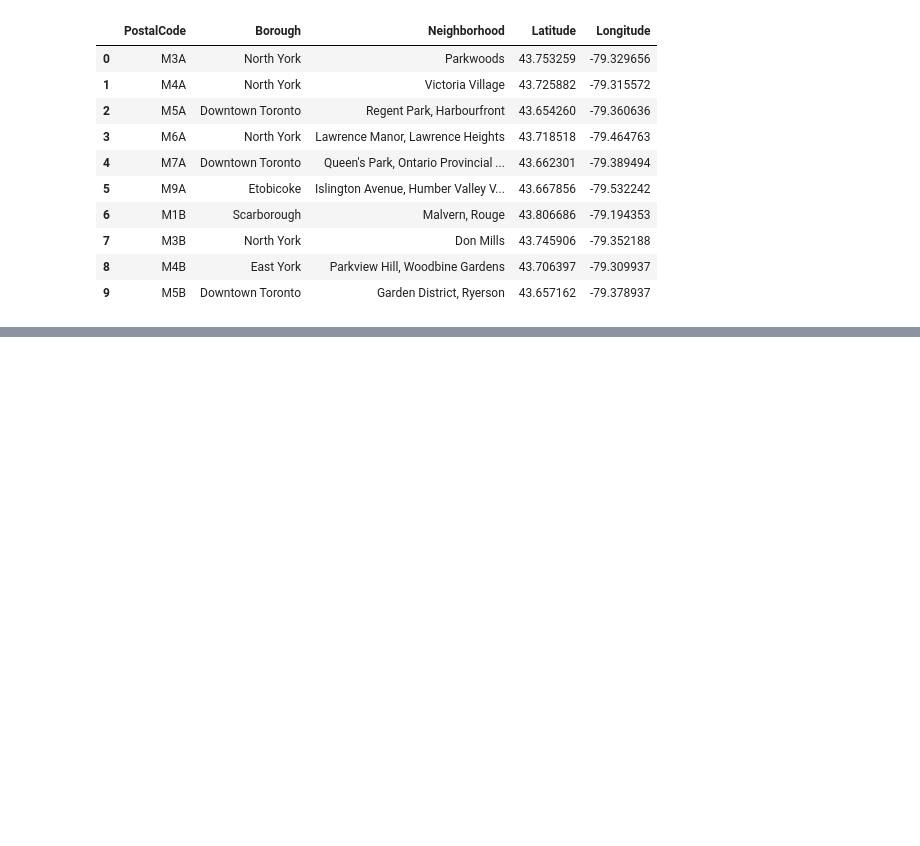
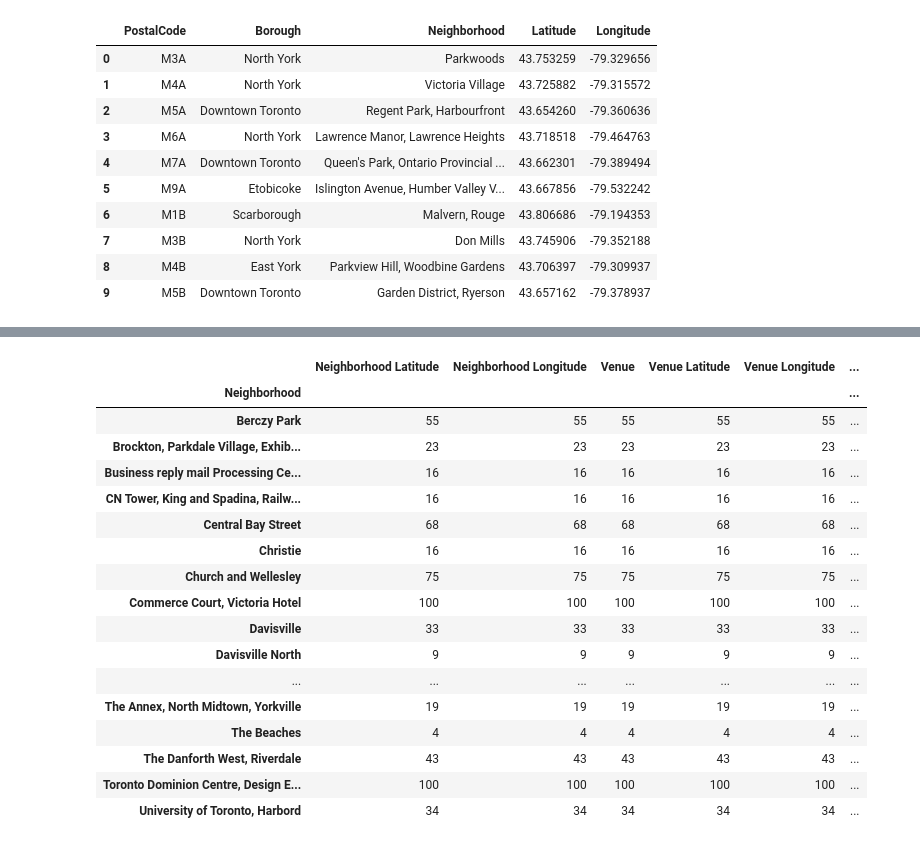
Before and after one commit to Kurakuratempur/Coursera_Capstone, a Jupyter notebook: PGA - Segmenting and Clustering Toronto.ipynb, the cells around one changed output, grey strips where cells are left out. Drawn from its saved outputs; the diff is of its cells as text; code cells hidden in the pictures; blank space fills up the shorter version.

```diff
--- a/PGA - Segmenting and Clustering Toronto.ipynb
+++ b/PGA - Segmenting and Clustering Toronto.ipynb
@@ -108,0 +200,37 @@ display(df_toronto_fix.head(10))
+# %%
+neighborhood_lat = dtor.loc[0, 'Latitude']
+neighborhood_lng = dtor.loc[0, 'Longitude']
+neighborhood_name = dtor.loc[0, 'Neighborhood']
+
+radius = 150
+url = 'https://api.foursquare.com/v2/venues/explore?&client_id={}&client_secret={}&v={}&ll={},{}&radius={}&limit={}'.format(
+    CLIENT_ID,
+    CLIENT_SECRET,
+    VERSION,
+    neighborhood_lat,
+    neighborhood_lng,
+    radius,
+    LIMIT)
+# %%
+results = requests.get(url).json()
+
+def get_category_type(row):
+    try:
+        categories_list = row['categories']
+    except:
+        categories_list = row['venue.categories']
+
+    if len(categories_list) == 0:
+        return None
+    else:
+        return categories_list[0]['name']
+# %%
+venues = results['response']['groups'][0]['items']
+nearby_venues = json_normalize(venues)
+
+filtered_columns = ['venue.name', 'venue.categories', 'venue.location.lat', 'venue.location.lng']
+nearby_venues = nearby_venues.loc[:, filtered_columns]
+nearby_venues['venue.categories'] = nearby_venues.apply(get_category_type, axis = 1)
+
+nearby_venues.columns = [col.split('.')[-1] for col in nearby_venues.columns]
+nearby_venues.head()
@@ -108,0 +293,5 @@ display(df_toronto_fix.head(10))
+# %%
+dtor_venues = getNearbyVenues(names = dtor['Neighborhood'],
+                                latitudes = dtor['Latitude'],
+                                longitudes = dtor['Longitude']
+                                )
@@ -108,0 +332,21 @@ display(df_toronto_fix.head(10))
+# %%
+display(dtor_venues.groupby('Neighborhood').count())
+# %% [output]
+|  | Neighborhood Latitude | Neighborhood Longitude | Venue | Venue Latitude | Venue Longitude | ... |
+| Neighborhood |  |  |  |  |  | ... |
+| Berczy Park | 55 | 55 | 55 | 55 | 55 | ... |
+| Brockton, Parkdale Village, Exhib... | 23 | 23 | 23 | 23 | 23 | ... |
+| Business reply mail Processing Ce... | 16 | 16 | 16 | 16 | 16 | ... |
+| CN Tower, King and Spadina, Railw... | 16 | 16 | 16 | 16 | 16 | ... |
+| Central Bay Street | 68 | 68 | 68 | 68 | 68 | ... |
+| Christie | 16 | 16 | 16 | 16 | 16 | ... |
+| Church and Wellesley | 75 | 75 | 75 | 75 | 75 | ... |
+| Commerce Court, Victoria Hotel | 100 | 100 | 100 | 100 | 100 | ... |
+| Davisville | 33 | 33 | 33 | 33 | 33 | ... |
+| Davisville North | 9 | 9 | 9 | 9 | 9 | ... |
+| ... | ... | ... | ... | ... | ... | ... |
+| The Annex, North Midtown, Yorkville | 19 | 19 | 19 | 19 | 19 | ... |
+| The Beaches | 4 | 4 | 4 | 4 | 4 | ... |
+| The Danforth West, Riverdale | 43 | 43 | 43 | 43 | 43 | ... |
+| Toronto Dominion Centre, Design E... | 100 | 100 | 100 | 100 | 100 | ... |
+| University of Toronto, Harbord | 34 | 34 | 34 | 34 | 34 | ... |
```
Also changed, not shown: parts of 30 cells of this notebook.
